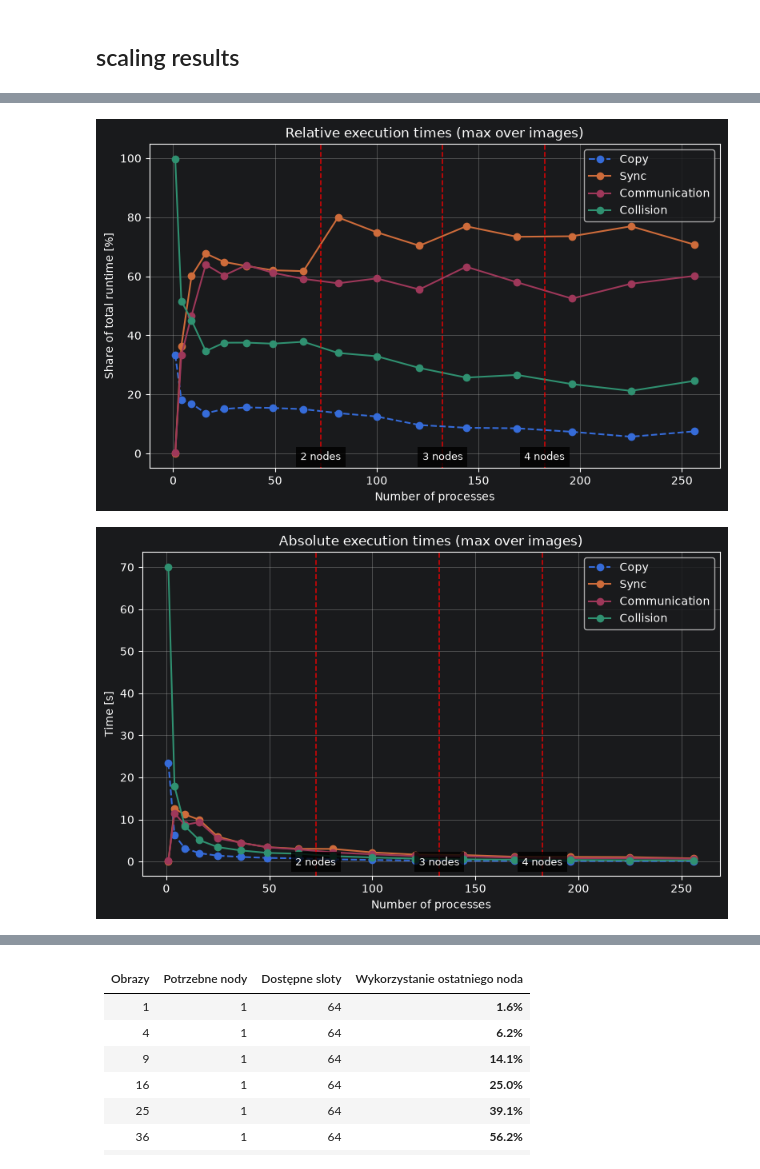
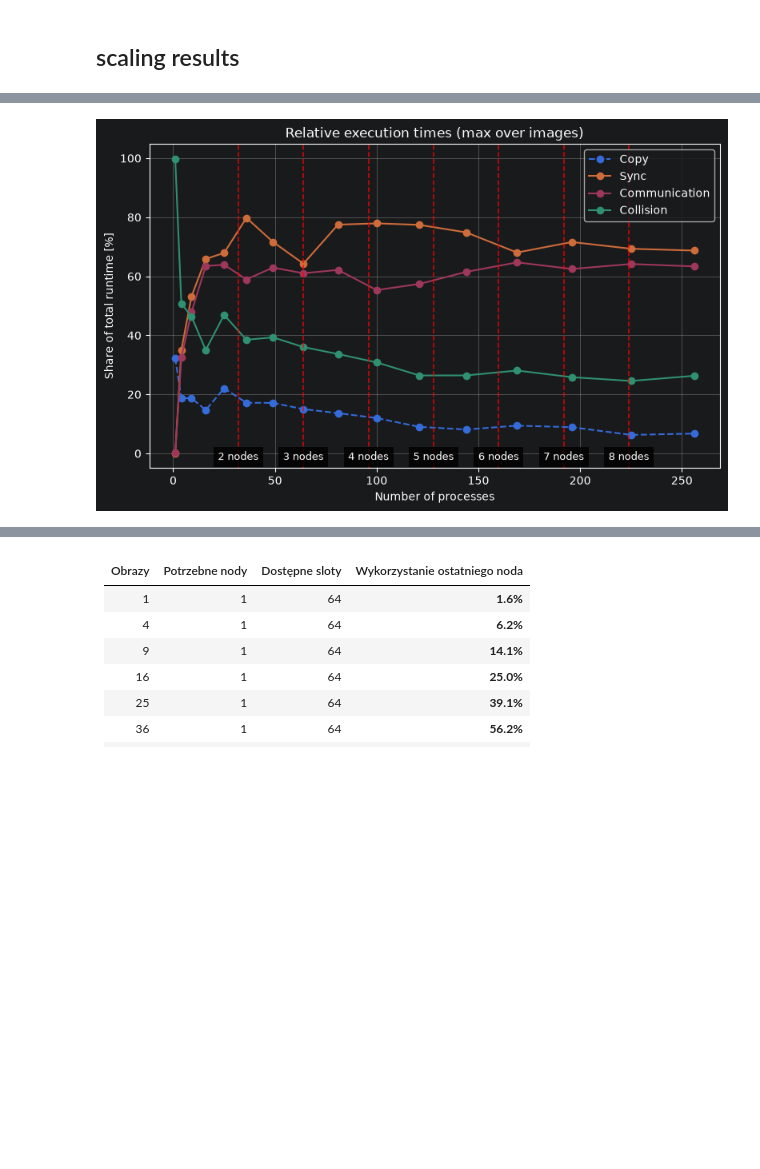
Before and after one commit to FranekM/Lattice-Boltzmann-D2Q9-Solver-in-Fortran, a Jupyter notebook: eval/evaluation.ipynb, the cells around one changed output, grey strips where cells are left out. Saved outputs shown, nothing was run; the diff lists cells and outputs as text; code cells hidden in the pictures; blank space fills up the shorter version.

```diff
--- a/eval/evaluation.ipynb
+++ b/eval/evaluation.ipynb
@@ -147,0 +148,4 @@ max_agg = (
+# %%
+df = get_df('../out/bw_scaling_1536_spread/stats.tsv')
+avg = get_avg_agg(df)
+max_agg = get_max_agg(df)
@@ -217,9 +248,13 @@ def show_relative_plot(relative, title):
         plt.plot(relative["n"], relative[col], style, label=label)
 
     node_limits = [
-        (72.5,  "2 nodes"),
-        (132.5, "3 nodes"),
-        (182.5, "4 nodes")
+        (32,  "2 nodes"),
+        (64,  "3 nodes"),
+        (96,  "4 nodes"),
+        (128, "5 nodes"),
+        (160, "6 nodes"),
+        (192, "7 nodes"),
+        (224, "8 nodes")
     ]
     y_max = plt.ylim()[0] + 2
     for x, label in node_limits:
@@ -236,7 +271,12 @@ def show_relative_plot(relative, title):
 
 def show_absolute_times(absolute, title):
     # Absolute times
-    plt.figure(figsize = (8, 5))
+    plt.figure(figsize = (8, 6))
+
+    # bax = brokenaxes(
+    #     ylims=((0, 8), (70, 71)),   # dolny i górny zakres
+    #     hspace=.05                     # odstęp między osiami
+    # )
 
     for col, label, style in [
         ("copy", "Copy", "o--"),
@@ -247,9 +287,13 @@ def show_absolute_times(absolute, title):
         plt.plot(absolute["n"], absolute[col], style, label=label)
 
     node_limits = [
-        (72.5,  "2 nodes"),
-        (132.5, "3 nodes"),
-        (182.5, "4 nodes")
+        (32,  "2 nodes"),
+        (64,  "3 nodes"),
+        (96,  "4 nodes"),
+        (128, "5 nodes"),
+        (160, "6 nodes"),
+        (192, "7 nodes"),
+        (224, "8 nodes")
     ]
     y_max = plt.ylim()[0] + 2
     for x, label in node_limits:
@@ -259,6 +303,7 @@ def show_absolute_times(absolute, title):
     plt.xlabel("Number of processes")
     plt.ylabel("Time [s]")
     plt.title(title)
+    plt.yscale("log")
     plt.grid(True)
     plt.legend()
     plt.tight_layout()
@@ -272,7 +316,6 @@ show_absolute_times(avg.copy(), "Absolute execution times (mean over images)")
 # %%
 show_relative_plot(max_agg.copy(), "Relative execution times (max over images)")
-show_absolute_times(max_agg.copy(), "Absolute execution times (max over images)")
+# show_absolute_times(max_agg.copy(), "Absolute execution times (max over images)")
 # %% [output]
-[figure, old version]
+[figure, new version]
-[figure, removed]
 # %%
```
Also changed, not shown: parts of 19 cells of this notebook, 8 other files.
